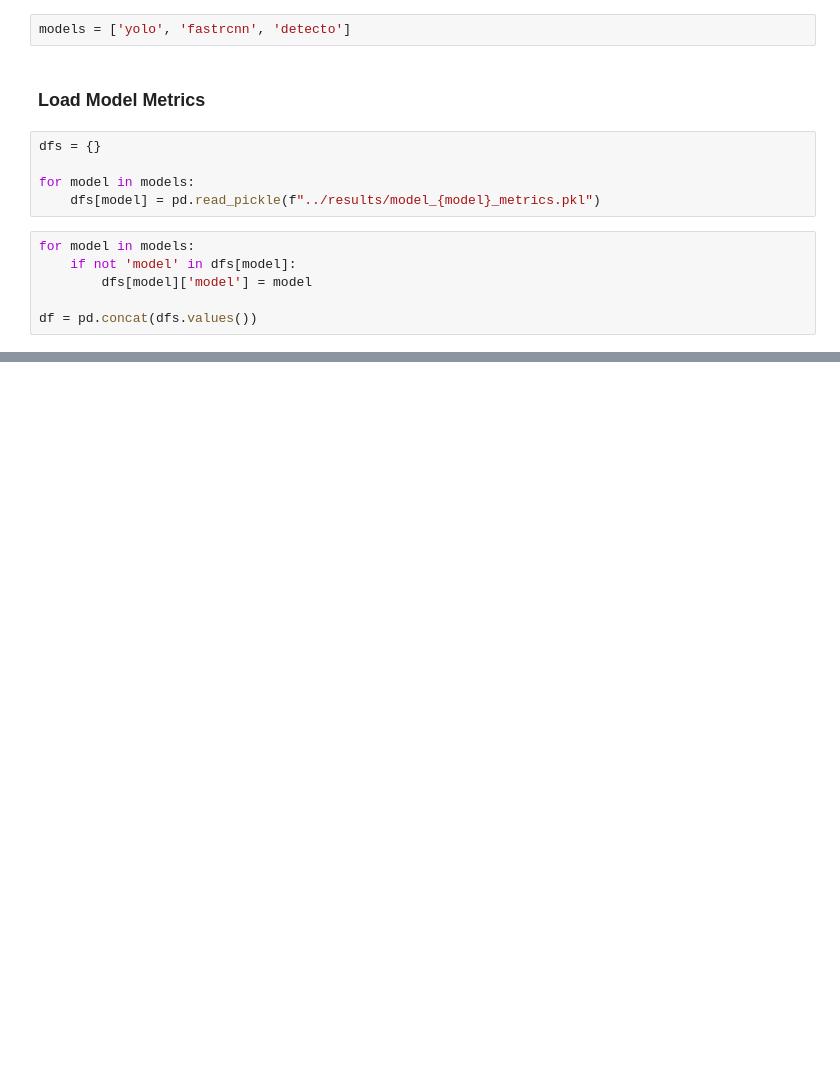
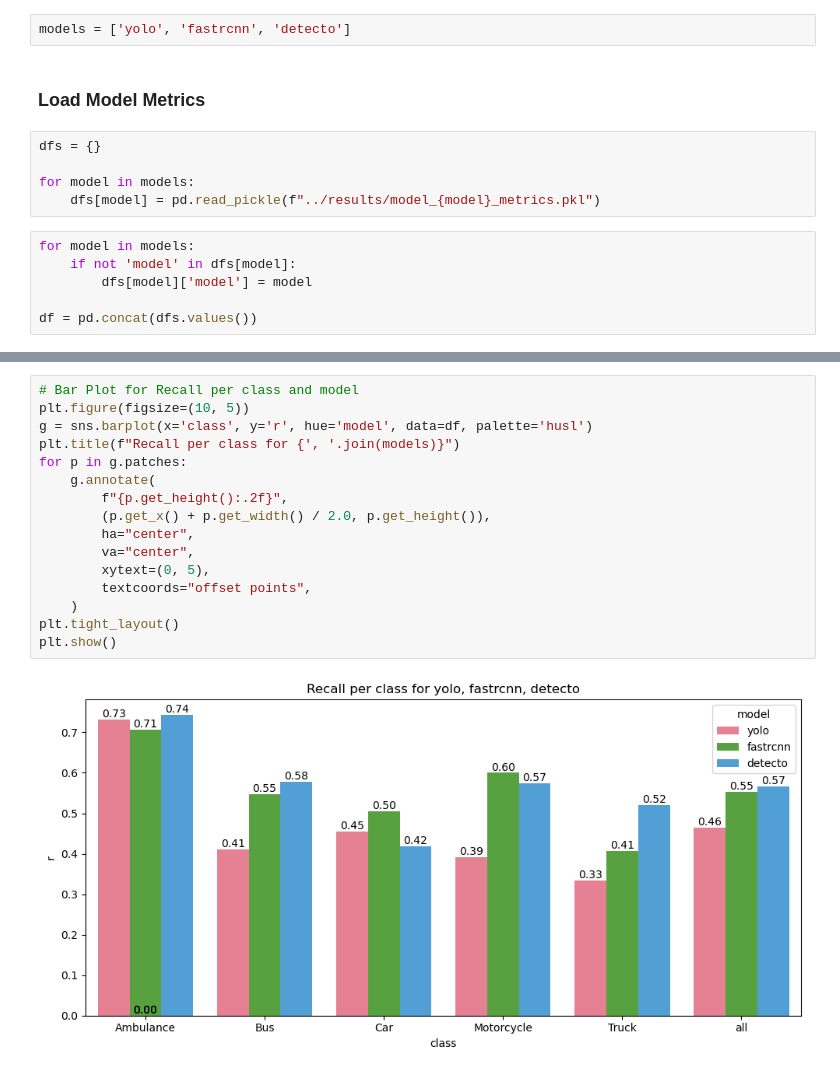
Before and after one commit to FutureScopeAI/AAI501, a Jupyter notebook: notebooks/comparison.ipynb, the cells around one changed output, grey strips where cells are left out. Drawn from its saved outputs; the diff is of its cells as text; blank space fills up the shorter version.

Commit message:
feat: Comparing both AP and Recall

```diff
--- a/notebooks/comparison.ipynb
+++ b/notebooks/comparison.ipynb
@@ -30,0 +40,18 @@ plt.show()
+# %%
+# Bar Plot for Recall per class and model
+plt.figure(figsize=(10, 5))
+g = sns.barplot(x='class', y='r', hue='model', data=df, palette='husl')
+plt.title(f"Recall per class for {', '.join(models)}")
+for p in g.patches:
+    g.annotate(
+        f"{p.get_height():.2f}",
+        (p.get_x() + p.get_width() / 2.0, p.get_height()),
+        ha="center",
+        va="center",
+        xytext=(0, 5),
+        textcoords="offset points",
+    )
+plt.tight_layout()
+plt.show()
+# %% [output]
+[figure, added]
```
Also changed, not shown: parts of 2 cells of this notebook.
